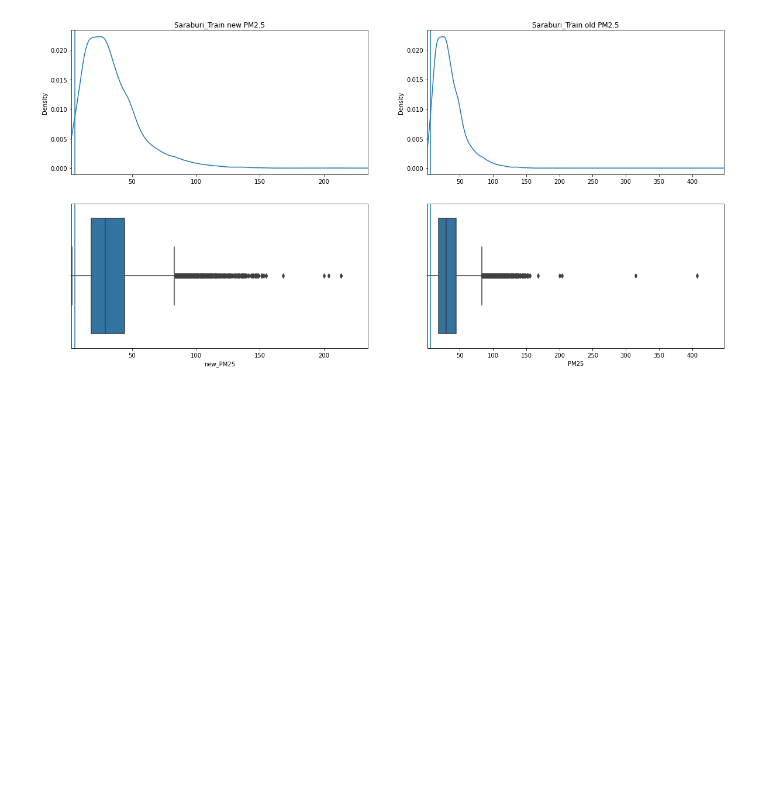
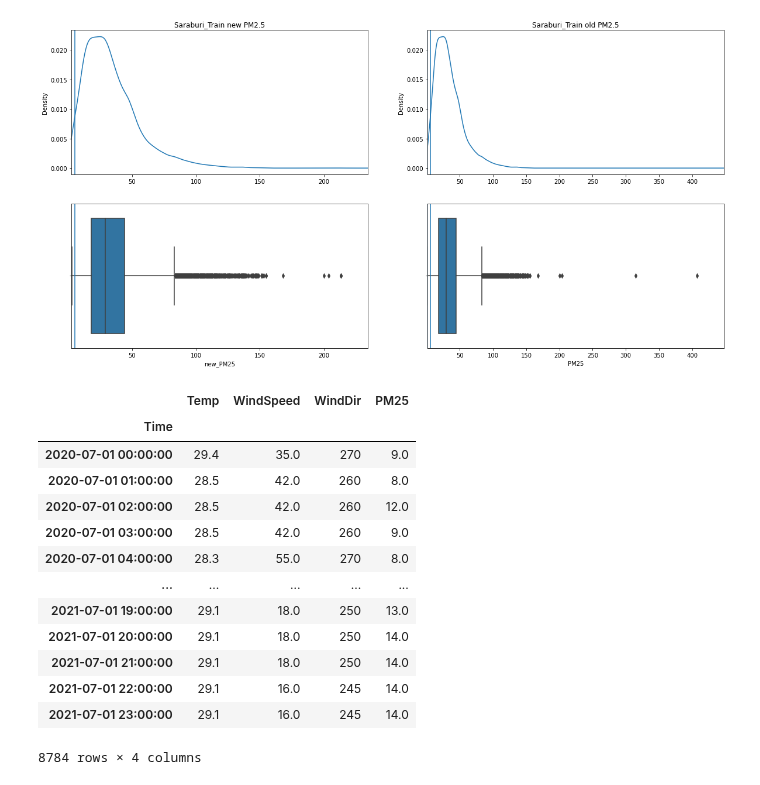
Before and after one commit to One-Night-Miracle/Data-Science-Project1-2021-2-PM2.5-Kaggle, a Jupyter notebook: data_analysis.ipynb, the cells around one changed output. Saved outputs shown, nothing was run; the diff lists cells and outputs as text; code cells hidden in the pictures; blank space fills up the shorter version.

```diff
--- a/data_analysis.ipynb
+++ b/data_analysis.ipynb
@@ -294,6 +294,23 @@ with open('clean_dataset_2022/train_set.bin',"wb") as f:
 
 with open('clean_dataset_2022/test_set.bin',"wb") as g:
     pickle.dump(test_out, g)
+# %%
+test_out['BKK']
+# %% [output]
+|  | Temp | WindSpeed | WindDir | PM25 |
+| Time |  |  |  |  |
+| 2020-07-01 00:00:00 | 29.4 | 35.0 | 270 | 9.0 |
+| 2020-07-01 01:00:00 | 28.5 | 42.0 | 260 | 8.0 |
+| 2020-07-01 02:00:00 | 28.5 | 42.0 | 260 | 12.0 |
+| 2020-07-01 03:00:00 | 28.5 | 42.0 | 260 | 9.0 |
+| 2020-07-01 04:00:00 | 28.3 | 55.0 | 270 | 8.0 |
+| ... | ... | ... | ... | ... |
+| 2021-07-01 19:00:00 | 29.1 | 18.0 | 250 | 13.0 |
+| 2021-07-01 20:00:00 | 29.1 | 18.0 | 250 | 14.0 |
+| 2021-07-01 21:00:00 | 29.1 | 18.0 | 250 | 14.0 |
+| 2021-07-01 22:00:00 | 29.1 | 16.0 | 245 | 14.0 |
+| 2021-07-01 23:00:00 | 29.1 | 16.0 | 245 | 14.0 |
+8784 rows × 4 columns
 # %%
 train_out['BKK'].to_csv('clean_dataset_2022/BKK/bkk_train.csv')
 train_out['CNX'].to_csv('clean_dataset_2022/Chiangmai/cnx_train.csv')
```
Also changed, not shown: 22 other files.
